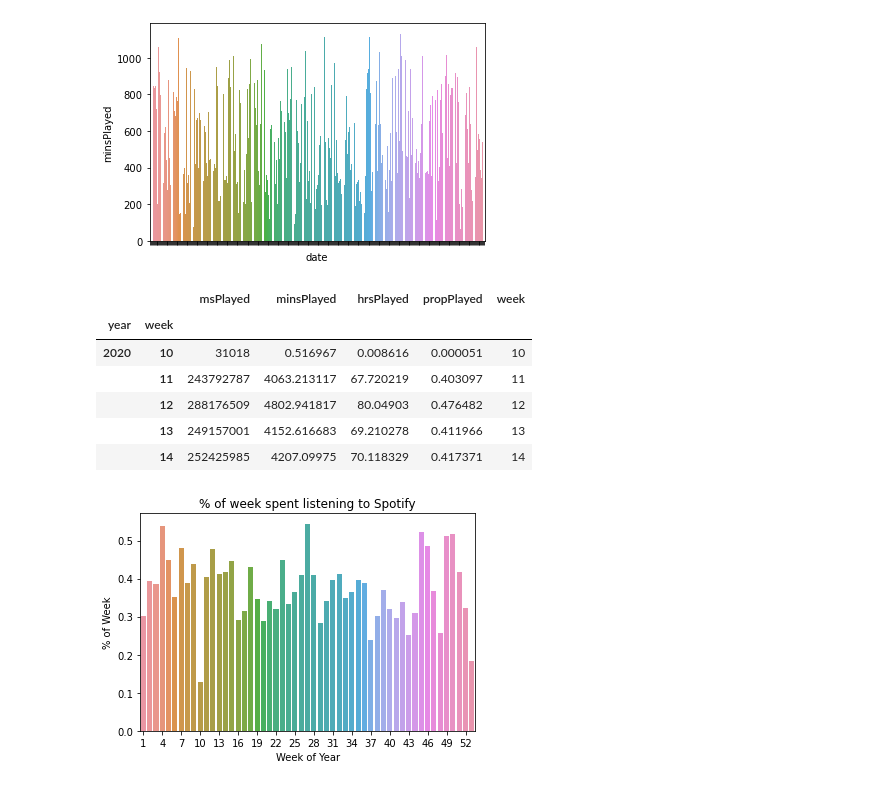
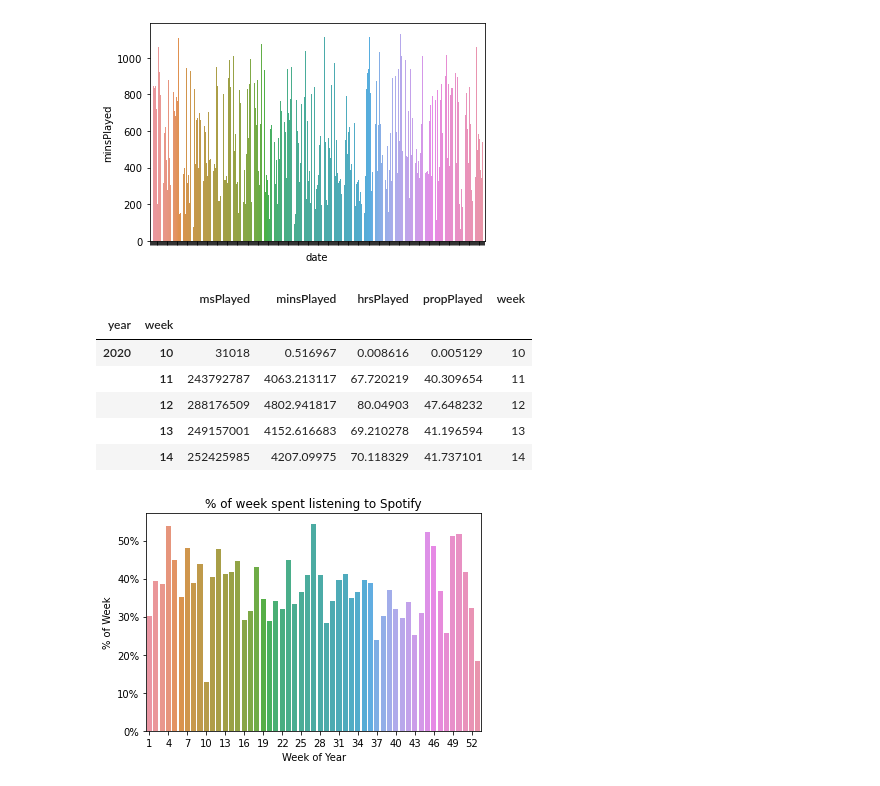
Before and after one commit to Duke02/Spotify-Listening-Analysis, a Jupyter notebook: Listening-Time.ipynb, the cells around one changed output. Cells and saved outputs as stored; diff of their text form; code cells hidden in the pictures.

```diff
--- a/Listening-Time.ipynb
+++ b/Listening-Time.ipynb
@@ -77,27 +77,27 @@ ax.set(xticklabels=[])
 total_played_by_week = df.groupby(['year', 'week']).sum('msPlayed')
 total_played_by_week['minsPlayed'] = total_played_by_week['msPlayed'] / 60000.0
 total_played_by_week['hrsPlayed'] = total_played_by_week['minsPlayed'] / 60.0
-total_played_by_week['propPlayed'] = total_played_by_week['hrsPlayed'] / (24.0 * 7)
+total_played_by_week['propPlayed'] = total_played_by_week['hrsPlayed'] / (24.0 * 7) * 100
 total_played_by_week['week'] = total_played_by_week.index.get_level_values('week')
 total_played_by_week.head()
 # %% [output]
 |  |  | msPlayed | minsPlayed | hrsPlayed | propPlayed | week |
 | year | week |  |  |  |  |  |
-| 2020 | 10 | 31018 | 0.516967 | 0.008616 | 0.000051 | 10 |
-|  | 11 | 243792787 | 4063.213117 | 67.720219 | 0.403097 | 11 |
-|  | 12 | 288176509 | 4802.941817 | 80.04903 | 0.476482 | 12 |
-|  | 13 | 249157001 | 4152.616683 | 69.210278 | 0.411966 | 13 |
-|  | 14 | 252425985 | 4207.09975 | 70.118329 | 0.417371 | 14 |
+| 2020 | 10 | 31018 | 0.516967 | 0.008616 | 0.005129 | 10 |
+|  | 11 | 243792787 | 4063.213117 | 67.720219 | 40.309654 | 11 |
+|  | 12 | 288176509 | 4802.941817 | 80.04903 | 47.648232 | 12 |
+|  | 13 | 249157001 | 4152.616683 | 69.210278 | 41.196594 | 13 |
+|  | 14 | 252425985 | 4207.09975 | 70.118329 | 41.737101 | 14 |
 # %%
 ax = sns.barplot(data=total_played_by_week, x='week', y='propPlayed', ci=None, orient='v')
 ax.set(title='% of week spent listening to Spotify')
 ax.set(xlabel='Week of Year', ylabel='% of Week')
-ax.yaxis.set_major_form
+ax.yaxis.set_major_formatter(PercentFormatter())
 xticks = ax.xaxis.get_major_ticks()
 for i in range(1, len(xticks), 3):
     xticks[i].set_visible(False)
     if i + 1 < len(xticks):
         xticks[i+1].set_visible(False)
 plt.show()
 # %% [output]
-[figure, old version]
+[figure, new version]
```
